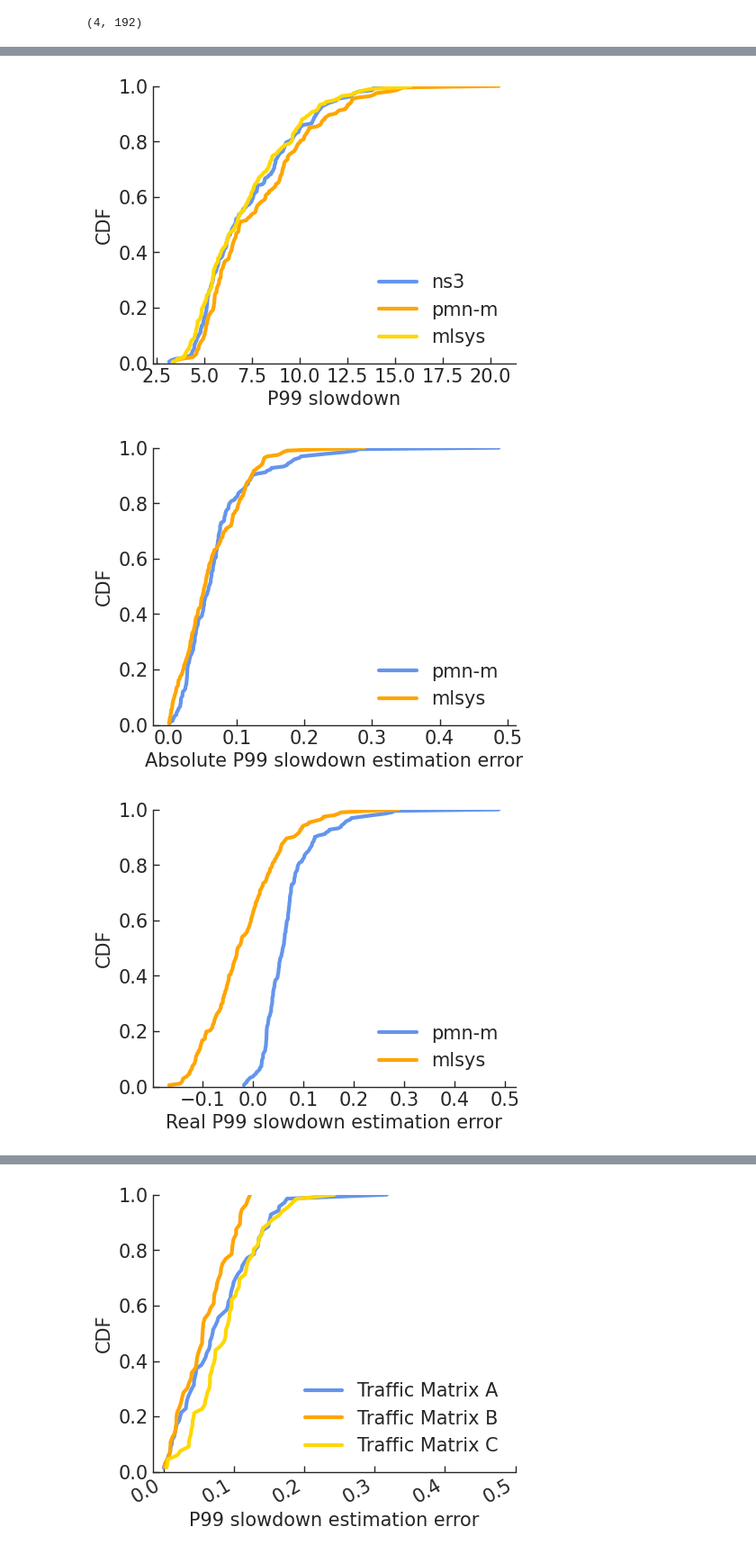
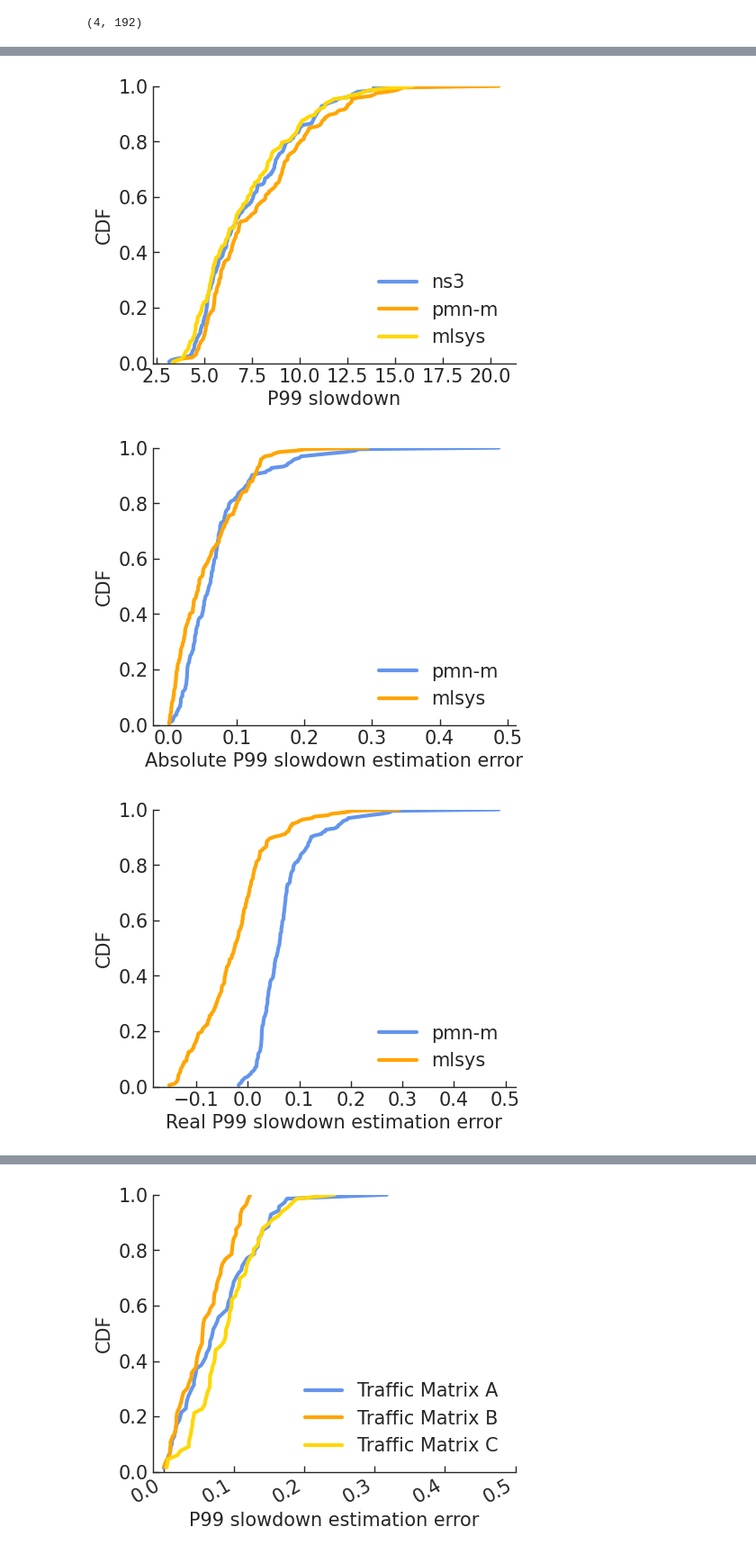
Before and after one commit to uw-polestar/parsimon-eval, a Jupyter notebook: expts/fig_8/analysis/sensitivity_path_mlsys.ipynb, the cells around one changed output, grey strips where cells are left out. Shown at 90% size. Cells and saved outputs as stored; diff of their text form; code cells hidden in the pictures.

```diff
--- a/expts/fig_8/analysis/sensitivity_path_mlsys.ipynb
+++ b/expts/fig_8/analysis/sensitivity_path_mlsys.ipynb
@@ -485,7 +485,7 @@ plt.tight_layout()
 3:  1.0
 [figure]
 # %%
-N_FLOW_THRESHOLD=10
+N_FLOW_THRESHOLD=5
 NR_PATHS_SAMPLED=500
 NR_INTEPOLATE=100
 N_FLOWS=NR_PATHS_SAMPLED*NR_INTEPOLATE*4
@@ -494,7 +494,7 @@ enable_sample_per_path=False
 sample_per_path_str="_samp" if enable_sample_per_path else "_nosamp"
 # mlsys_dir_list=["mlsys_bdp_bt10_l30"]
 # mlsys_dir_list=["mlsys_final_reprod_v1"]
-mlsys_dir_list=["mlsys_all"]
+mlsys_dir_list=["mlsys_e267"]
 legend_list=['ns3','pmn-m',"mlsys"]
 res=[]
 for mlsys_dir_idx,mlsys_dir in enumerate(mlsys_dir_list):
@@ -736,10 +736,15 @@ mix_file = '../spec/all.mix.json'
 # %% [output]
 (4, 192)
 # %%
+def smooth(y, box_pts):
+    box = np.ones(box_pts)/box_pts
+    y_smooth = np.convolve(y, box, mode='same')
+    return y_smooth
 plot_cdf(res,None,legend_list,'P99 slowdown',legend_font=15,group_size=len(res),loc=4,rotate_xaxis=False)
 error_abs=[]
 for i in range(1,len(res)):
-    error_abs.append(np.abs(res[i]-res[0])/res[0])
+    tmp=np.abs(res[i]-res[0])/res[0]
+    error_abs.append(tmp)
 plot_cdf(error_abs,None,[legend_list[i] for i in range(1,len(legend_list))],'Absolute P99 slowdown estimation error',legend_font=15,group_size=len(error_abs),loc=4,rotate_xaxis=False)
 print("median error: ", np.median(error_abs,axis=1))
 print("90% error: ", np.percentile(error_abs,axis=1, q=90))
@@ -773,6 +778,6 @@ max error:  [0.48715339 0.28900117]
 (2, 192)
 (192,)
 (2, 192)
-[figure, old version]
+[figure, new version]
-[figure, old version]
+[figure, new version]
-[figure, old version]
+[figure, new version]
```
Also changed, not shown: parts of 1 cell of this notebook, 51 other files.
